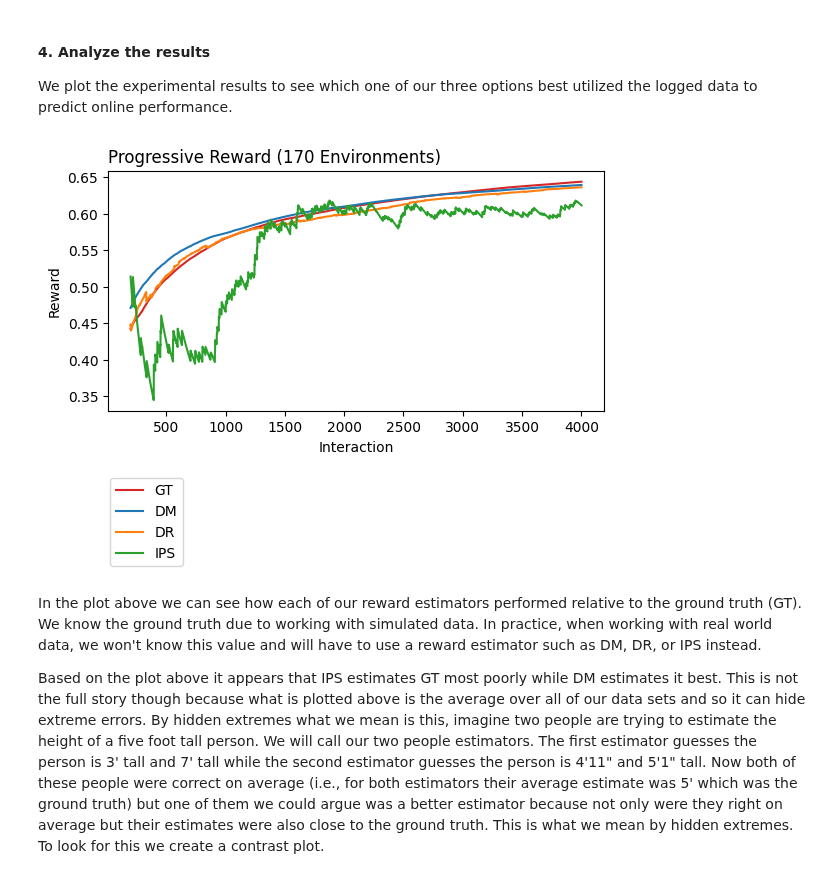
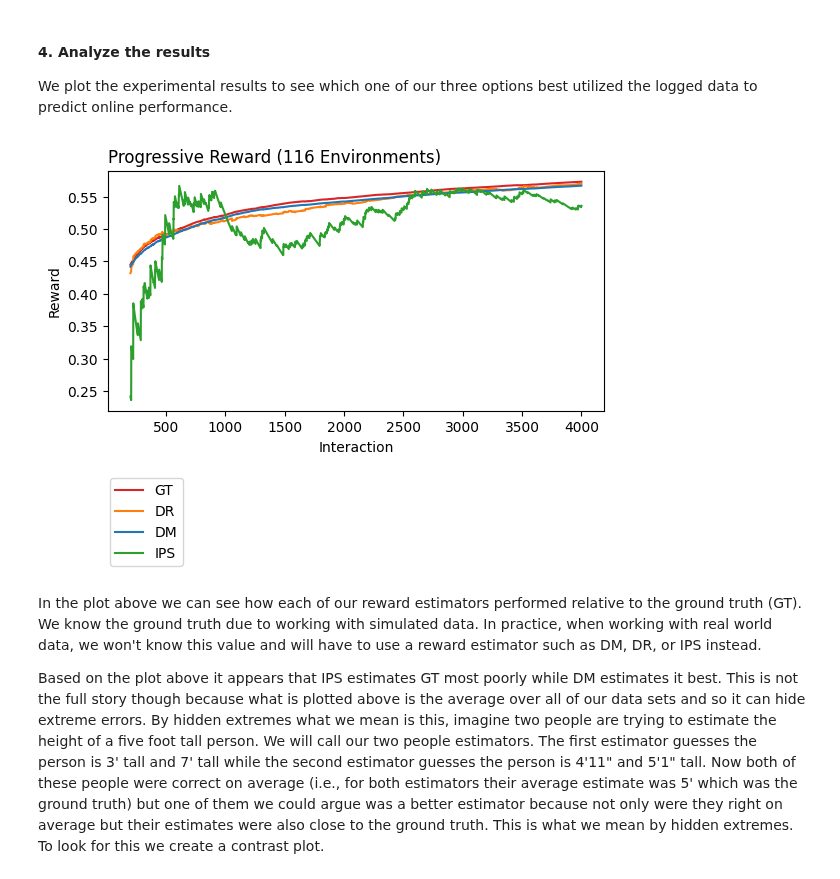
Before and after one commit to VowpalWabbit/coba, a Jupyter notebook: examples/notebooks/Logged.ipynb, the cells around one changed output. Drawn from its saved outputs; the diff is of its cells as text; code cells hidden in the pictures.

```diff
--- a/examples/notebooks/Logged.ipynb
+++ b/examples/notebooks/Logged.ipynb
@@ -42,10 +39,10 @@ Wall time: 17min 17s
 We plot the experimental results to see which one of our three options best utilized the logged data to predict online performance.
 # %%
 result1 = cb.Result.from_file('out1.log.gz')
-# %%
-result1.filter_fin(4000).plot_learners(xlim=(200,None),l='ope_reward',p='openml_task',labels=['DM','DR','IPS','GT'])
-# %% [output]
-[figure, removed]
+# %%
+result1.where(n_actions={'<=':100}).plot_learners(xlim=(200,None),l='eval',p='openml_task',labels=['DM','DR','IPS','GT'])
+# %% [output]
+[figure, added]
 # %% [markdown]
 In the plot above we can see how each of our reward estimators performed relative to the ground truth (GT). We know the ground truth  due to working with simulated data. In practice, when working with real world data, we won't know this value and will have to use a reward estimator such as DM, DR, or IPS instead.
 
```
Also changed, not shown: parts of 22 cells of this notebook, 27 other files.
